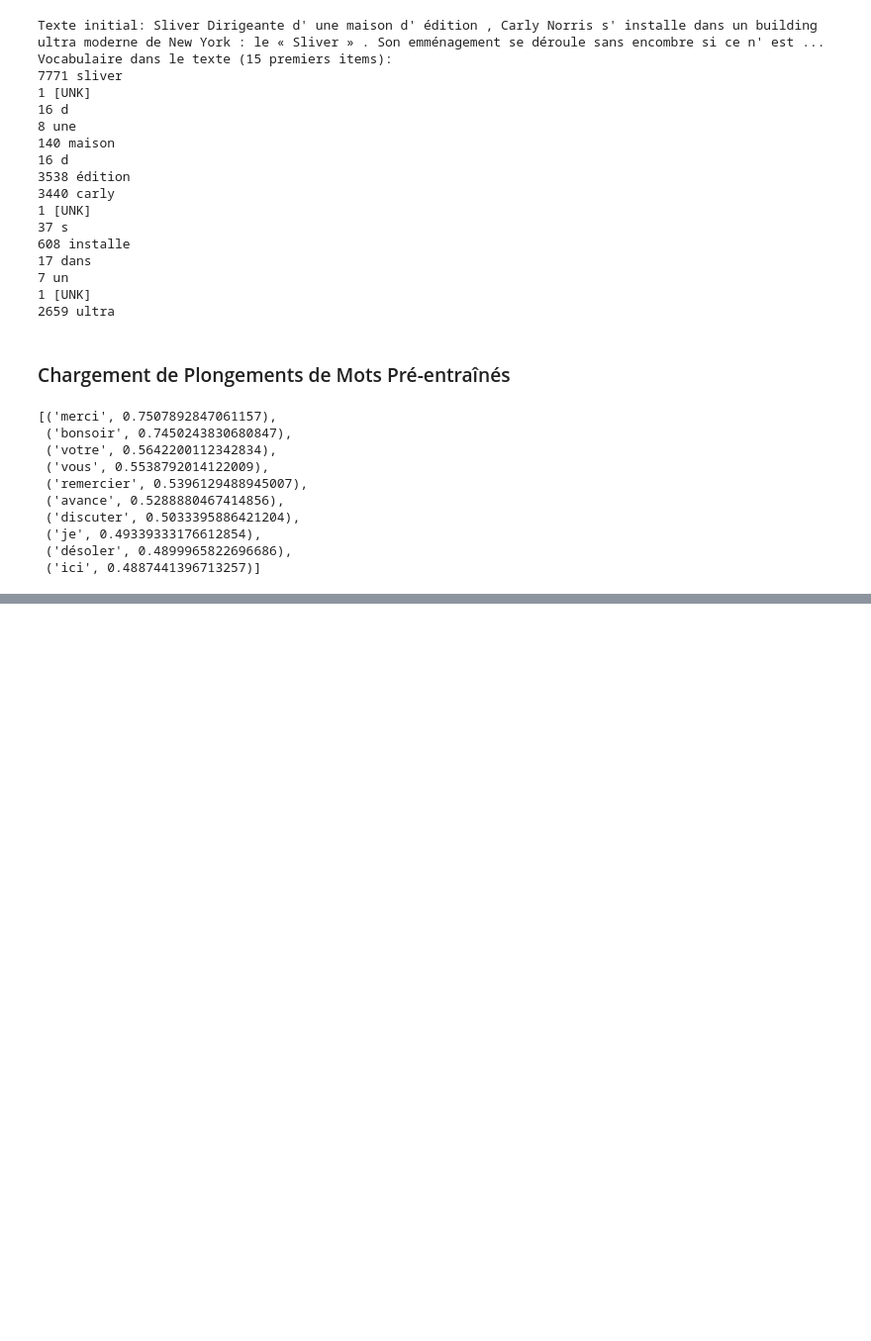
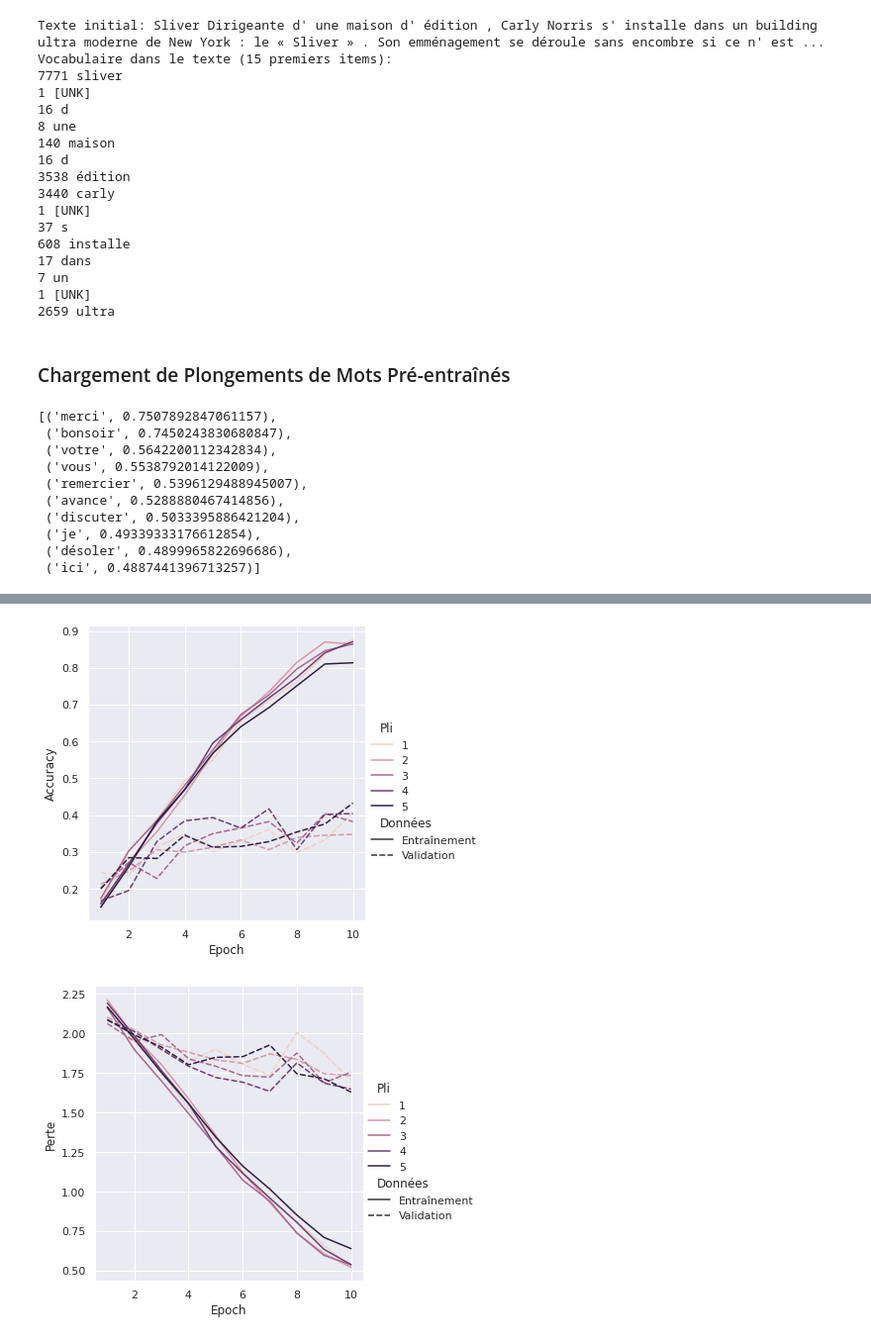
Before and after one commit to FABallemand/ProjetTAL, a Jupyter notebook: partie_1/CNN.ipynb, the cells around one changed output, grey strips where cells are left out. Shown at 99% size. Cells and saved outputs as stored; diff of their text form; code cells hidden in the pictures; blank space fills up the shorter version.

Commit message:
Morning session: -Update README -Finish CNN with poor results -Documentation

```diff
--- a/partie_1/CNN.ipynb
+++ b/partie_1/CNN.ipynb
@@ -185,0 +225,2 @@ UnicodeDecodeError: 'utf-8' codec can't decode byte 0xab in position 15: invalid
+# %%
+embeddings = load_embeddings(model)
@@ -185,0 +253,3 @@ UnicodeDecodeError: 'utf-8' codec can't decode byte 0xab in position 15: invalid
+# %%
+# Construction de la matrice de plongements à partir du vocabulaire
+embedding_matrix = get_embedding_matrix(voc, embeddings)
@@ -185,0 +362,3 @@ UnicodeDecodeError: 'utf-8' codec can't decode byte 0xab in position 15: invalid
+# %%
+# Entraînement du modèle et récupération des résultats
+CNN_histories = train_model(X_train, y_train, 'get_CNN_model', keras_vectorizer, len(voc), embedding_matrix)
@@ -185,0 +383,28 @@ UnicodeDecodeError: 'utf-8' codec can't decode byte 0xab in position 15: invalid
+# %%
+import seaborn as sns
+sns.set_theme(style="darkgrid")
+
+def plot_results(histories):
+    accuracy_data = []
+    loss_data = []
+    for i, h in enumerate(histories):
+        acc = h.history['acc']
+        val_acc = h.history['val_acc']
+        loss = h.history['loss']
+        val_loss = h.history['val_loss']
+        for j in range(len(acc)):
+            accuracy_data.append([i+1, j+1, acc[j], 'Entraînement'])
+            accuracy_data.append([i+1, j+1, val_acc[j], 'Validation'])
+            loss_data.append([i+1, j+1, loss[j], 'Entraînement'])
+            loss_data.append([i+1, j+1, val_loss[j], 'Validation'])
+
+    acc_df = pd.DataFrame(accuracy_data, columns=['Pli', 'Epoch', 'Accuracy', 'Données'])
+    sns.relplot(data=acc_df, x='Epoch', y='Accuracy', hue='Pli', style='Données', kind='line')
+
+    loss_df = pd.DataFrame(loss_data, columns=['Pli', 'Epoch', 'Perte', 'Données'])
+    sns.relplot(data=loss_df, x='Epoch', y='Perte', hue='Pli', style='Données', kind='line')
+# %%
+plot_results(CNN_histories)
+# %% [output]
+[figure, added]
+[figure, added]
```
Also changed, not shown: parts of 18 cells of this notebook, 3 other files.
